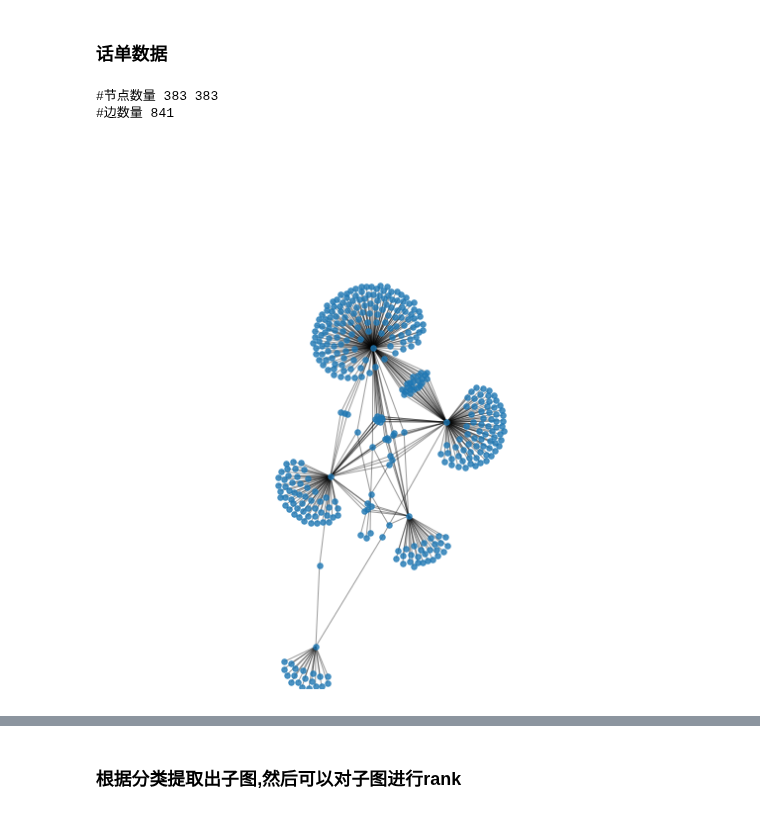
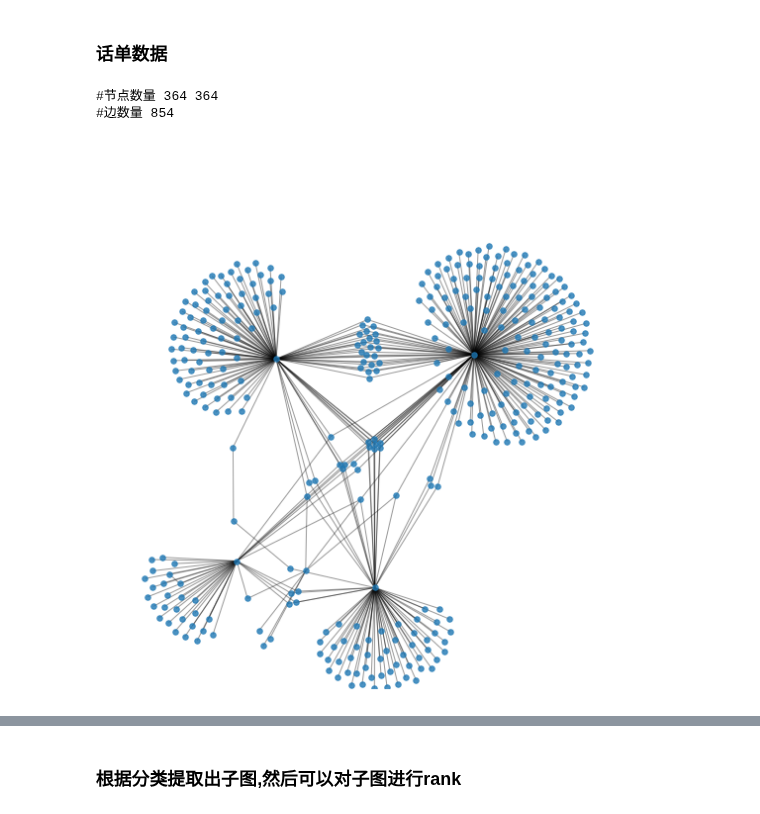
Before and after one commit to mckjzhangxk/deepAI, a Jupyter notebook: daily/8/DeepLearning/myproject/cluster/spetralCluster.ipynb, the cells around one changed output, grey strips where cells are left out. Drawn from its saved outputs; the diff is of its cells as text; code cells hidden in the pictures.

```diff
--- a/daily/8/DeepLearning/myproject/cluster/spetralCluster.ipynb
+++ b/daily/8/DeepLearning/myproject/cluster/spetralCluster.ipynb
@@ -39,7 +39,8 @@ def makeGraph2():
     G.add_edge(4,5,weight=0.8)
     return G
 
-def drawGraph(G,cluster=None,lineWidth=3,node_size=500,seed=None,minLine=1,maxLine=6,drawLabel=False,drawAllNode=False):
+def drawGraph(G,cluster=None,lineWidth=3,node_size=500,seed=None,minLine=1,maxLine=6,drawLabel=False,drawAllNode=False,
+             highlight_node=[]):
     '''
     G:图对象
     cluster:对定点的分类结果,cluser[nodeId]表示类别
@@ -49,7 +50,7 @@ def drawGraph(G,cluster=None,lineWidth=3,node_size=500,seed=None,minLine=1,maxLi
 
 
     pos = nx.spring_layout(G,seed=seed)  # positions for all nodes
-    colors=['#ff6666','#B03060',,'#EEAD0E','#ccff00','#8B7500','#912CEE','#B03060''#8B7500','#912CEE','#B03060',
+    colors=['#ff6666','#B03060','#EEAD0E','#ccff00','#8B7500','#912CEE','#B03060''#8B7500','#912CEE','#B03060',
             '#B03060','#cc0066','#99ff66','#990033','#666633',
             '#660099','#EEAD0E','#D1EEEE','#48D1CC','#030303','#8B0000',
             '#8B7500','#912CEE','#B03060']
@@ -81,6 +82,9 @@ def drawGraph(G,cluster=None,lineWidth=3,node_size=500,seed=None,minLine=1,maxLi
             nx.draw_networkx_nodes(G, pos,nodelist=nodelist,node_size=node_size,alpha=0.8)
         else:
             nx.draw_networkx_nodes(G, pos,node_size=node_size,alpha=0.8)
+        if len(highlight_node)>0:
+            nx.draw_networkx_nodes(G, pos,nodelist=highlight_node,node_color='r',
+                                   node_size=int(node_size*1.5),alpha=0.8)
         #求出最小权重与最大权重
         minW,maxW=float('inf'),-1
         for u,v,d in G.edges(data=True):
@@ -201,37 +203,37 @@ def makeChengfGraph(filepath):
     for node in jsonObj['nodes']:
         pid=node['id']
         nodes.append(pid)
 
     #创建关系图
     nodename=set()
     for edge in jsonObj['edges']:
         s=edge['source']
         t=edge['target']
         nodename.add(s)
         nodename.add(t)
 
     Id2Index={phone:i for i,phone in enumerate(nodename)}
     Index2Id={v:k for k,v in Id2Index.items()}
 
     G=nx.Graph()
     edgenum=0
     for edge in jsonObj['edges']:
         s=edge['source']
         t=edge['target']
         sid=Id2Index[s]
         tid=Id2Index[t]
         G.add_edge(sid,tid,weight=1.0)
         edgenum+=1
 
     print('#节点数量',len(Id2Index),len(Index2Id))
     print('#边数量',edgenum)
     return G,Id2Index,Index2Id
-G,Id2Index,Index2Id=makeChengfGraph('data/15609142632702.json')
+G,Id2Index,Index2Id=makeChengfGraph('data/15608559712618.json')
 pos=drawGraph(G,cluster=None,node_size=30,seed=seed)
 # %% [output]
-#节点数量 383 383
-#边数量 841
+#节点数量 364 364
+#边数量 854
-[figure, old version]
+[figure, new version]
 # %%
 L=LaplacianMatrix(graph2Matrix(G))
 S,V=eig(L)
```
Also changed, not shown: parts of 8 cells of this notebook, 29 other files.
